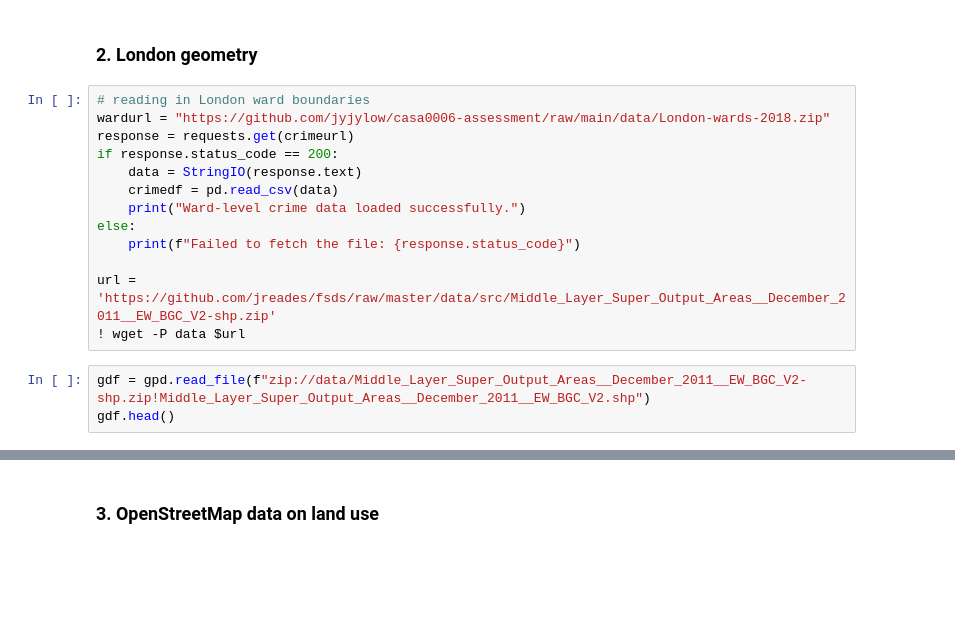
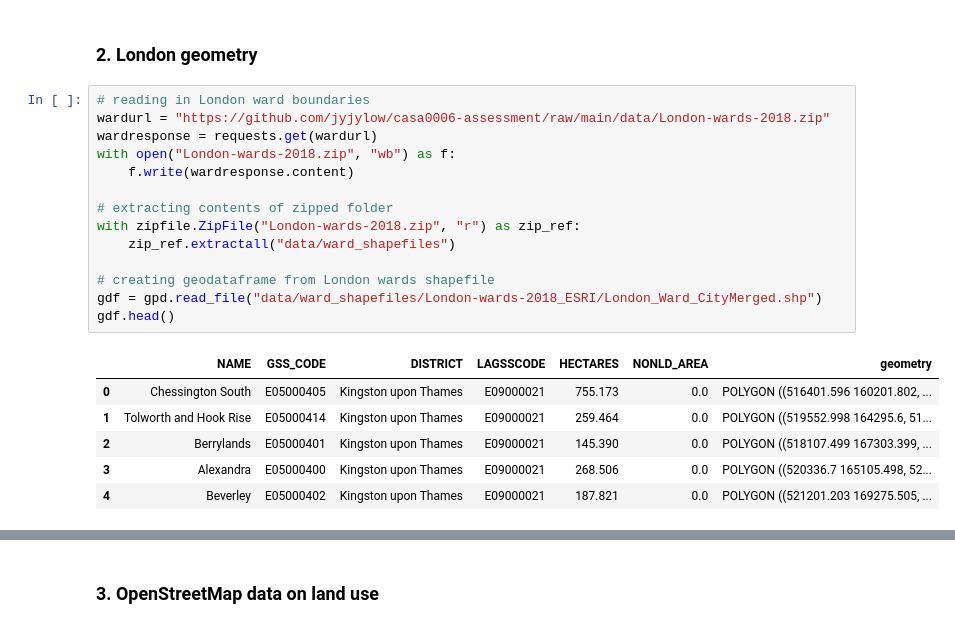
Before and after one commit to jyjylow/casa0006-assessment, a Jupyter notebook: CASA0006_Assessment.ipynb, the cells around one changed output, grey strips where cells are left out. Drawn from its saved outputs; the diff is of its cells as text; blank space fills up the shorter version.

```diff
--- a/CASA0006_Assessment.ipynb
+++ b/CASA0006_Assessment.ipynb
@@ -155,16 +171,21 @@ crimedf = crimedf[(crimedf.MajorText == "VIOLENCE AGAINST THE PERSON") &
 # %%
 # reading in London ward boundaries
 wardurl = "https://github.com/jyjylow/casa0006-assessment/raw/main/data/London-wards-2018.zip"
-response = requests.get(crimeurl)
-if response.status_code == 200:
-    data = StringIO(response.text)
-    crimedf = pd.read_csv(data)
-    print("Ward-level crime data loaded successfully.")
-else:
-    print(f"Failed to fetch the file: {response.status_code}")
+wardresponse = requests.get(wardurl)
+with open("London-wards-2018.zip", "wb") as f:
+    f.write(wardresponse.content)
 
-url = 'https://github.com/jreades/fsds/raw/master/data/src/Middle_Layer_Super_Output_Areas__December_2011__EW_BGC_V2-shp.zip'
-! wget -P data $url
+# extracting contents of zipped folder
+with zipfile.ZipFile("London-wards-2018.zip", "r") as zip_ref:
+    zip_ref.extractall("data/ward_shapefiles")
+
+# creating geodataframe from London wards shapefile
+gdf = gpd.read_file("data/ward_shapefiles/London-wards-2018_ESRI/London_Ward_CityMerged.shp")
+gdf.head()
+# %% [output]
+|  | NAME | GSS_CODE | DISTRICT | LAGSSCODE | HECTARES | NONLD_AREA | geometry |
+| 0 | Chessington South | E05000405 | Kingston upon Thames | E09000021 | 755.173 | 0.0 | POLYGON ((516401.596 160201.802, ... |
+| 1 | Tolworth and Hook Rise | E05000414 | Kingston upon Thames | E09000021 | 259.464 | 0.0 | POLYGON ((519552.998 164295.6, 51... |
+| 2 | Berrylands | E05000401 | Kingston upon Thames | E09000021 | 145.390 | 0.0 | POLYGON ((518107.499 167303.399, ... |
+| 3 | Alexandra | E05000400 | Kingston upon Thames | E09000021 | 268.506 | 0.0 | POLYGON ((520336.7 165105.498, 52... |
+| 4 | Beverley | E05000402 | Kingston upon Thames | E09000021 | 187.821 | 0.0 | POLYGON ((521201.203 169275.505, ... |
-# %%
-gdf = gpd.read_file(f"zip://data/Middle_Layer_Super_Output_Areas__December_2011__EW_BGC_V2-shp.zip!Middle_Layer_Super_Output_Areas__December_2011__EW_BGC_V2.shp")
-gdf.head()
```
Also changed, not shown: parts of 15 cells of this notebook, 22 other files.
